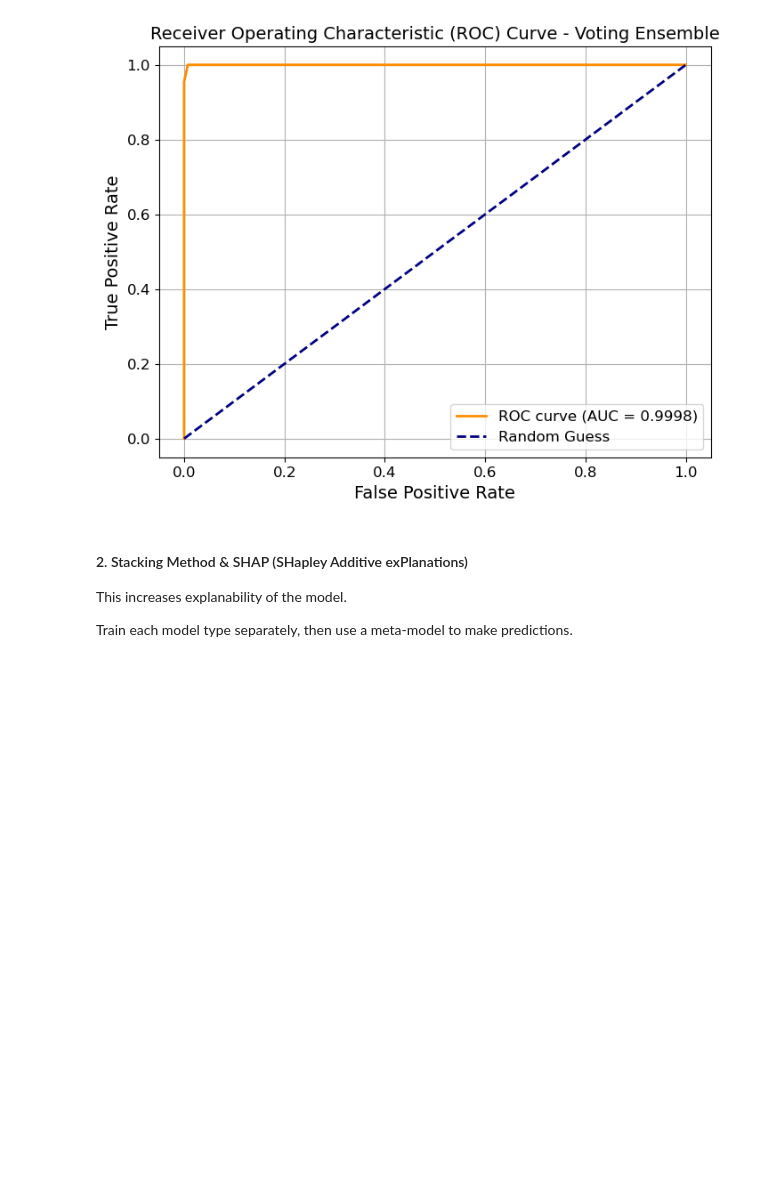
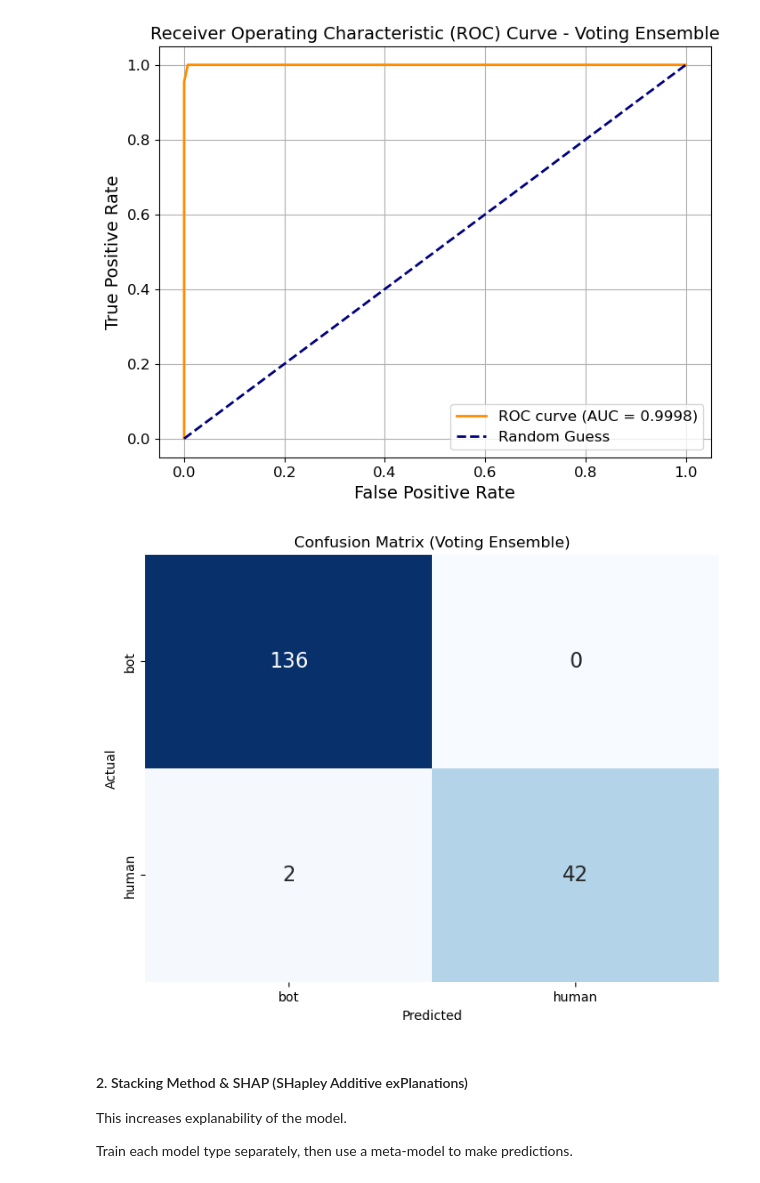
Before and after one commit to cherrydrunk/DSA4263-automated-fraud, a Jupyter notebook: notebooks/model_ensemble.ipynb, the cells around one changed output. Cells and saved outputs as stored; diff of their text form; code cells hidden in the pictures; blank space fills up the shorter version.

```diff
--- a/notebooks/model_ensemble.ipynb
+++ b/notebooks/model_ensemble.ipynb
@@ -136,6 +136,20 @@ plt.grid(True)
 plt.show()
 # %% [output]
 [figure]
+# %%
+# 1. Confusion Matrix
+cm = confusion_matrix(y_test, y_pred_ensemble)
+# Plot confusion matrix
+plt.figure(figsize=(8, 6))  # Optional: Adjust the figure size
+sns.heatmap(cm, annot=True, fmt='d', cmap='Blues', xticklabels=np.unique(y_test), yticklabels=np.unique(y_test), cbar=False, annot_kws={"size": 16})
+
+# Set labels and title
+plt.xlabel('Predicted')
+plt.ylabel('Actual')
+plt.title('Confusion Matrix (Voting Ensemble)')
+plt.show()
+# %% [output]
+[figure, added]
 # %% [markdown]
 #### 2. Stacking Method & SHAP (SHapley Additive exPlanations)
 
```
Also changed, not shown: parts of 2 cells of this notebook.
